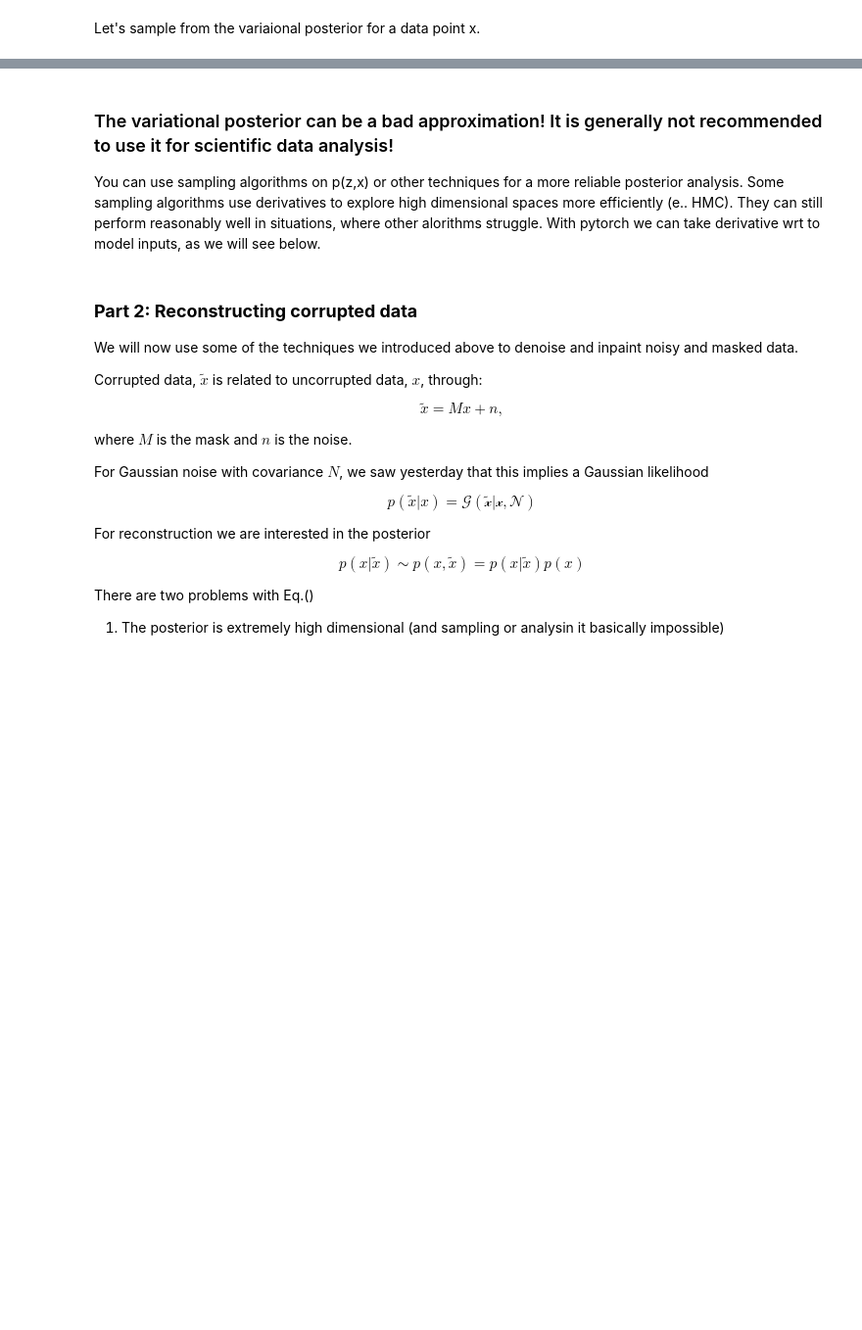
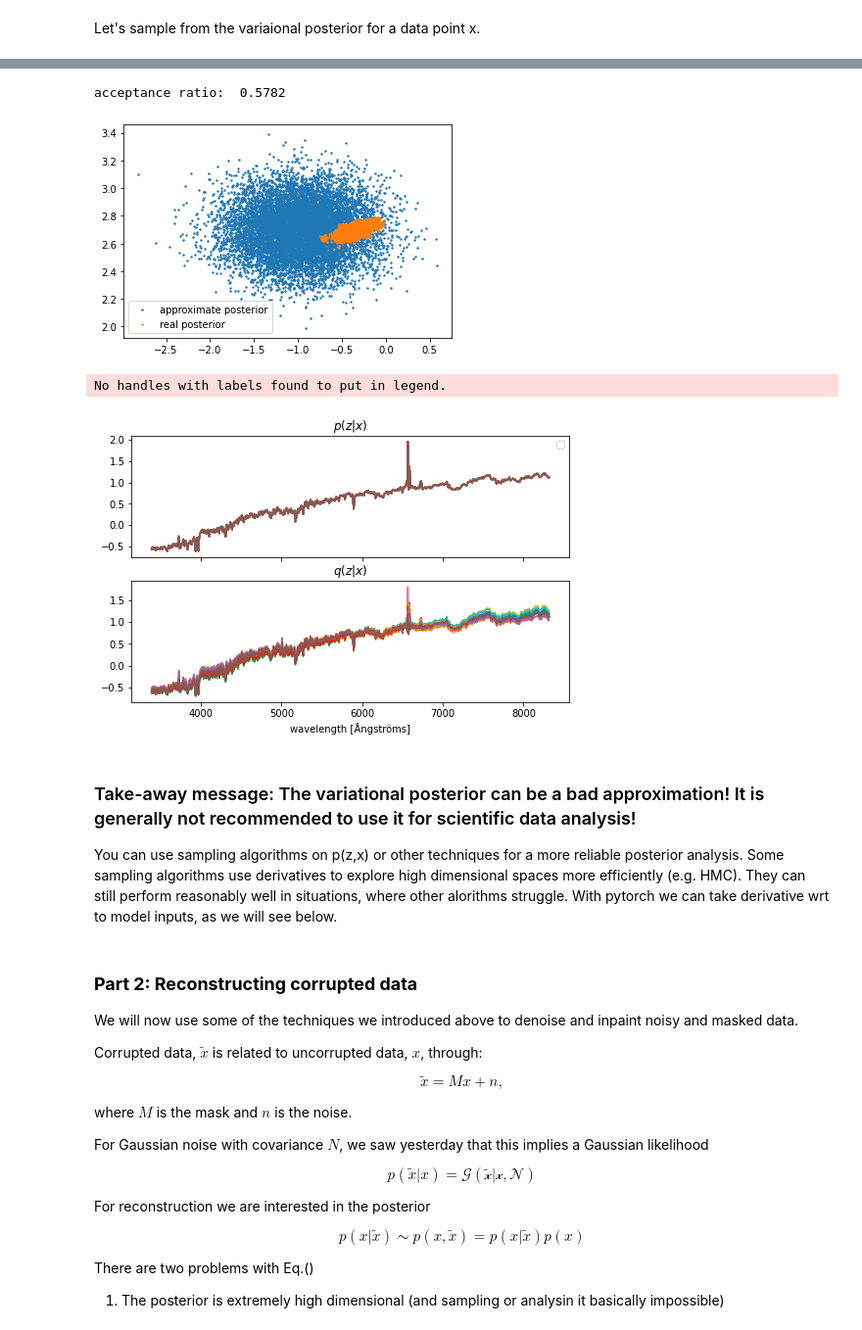
Before and after one commit to VMBoehm/ML_Lectures, a Jupyter notebook: ImprovingVAEs_and_VAEs_on_imperfect_data.ipynb, the cells around one changed output, grey strips where cells are left out. Shown at 98% size. Drawn from its saved outputs; the diff is of its cells as text; code cells hidden in the pictures; blank space fills up the shorter version.

```diff
--- a/ImprovingVAEs_and_VAEs_on_imperfect_data.ipynb
+++ b/ImprovingVAEs_and_VAEs_on_imperfect_data.ipynb
@@ -790,7 +794,7 @@ Let's sample from the variaional posterior for a data point x.
 def get_log_joint_prob(VAE, x):
     def log_joint_prob(z):
         recon = VAE.decoder(z)
-        llh   = VAE.log_likelihood(recon,x)
+        llh   = VAE.get_log_likelihood(recon,x)
         lpz   = VAE.prior.log_prob(z)
         return llh+lpz
     return log_joint_prob
@@ -797,33 +810,53 @@ def get_log_joint_prob(VAE, x):
 # %%
 # TASK: initiate a Metropolis-Hastings alorithm for sampling p(z,x)
 # TASK: draw samples from p(z|x) for the nth entry in the test set
 # HINT: you might need to adapt the std in order to achieve a good acceptance ratio
-# HINT: use the encoded value as the starting point
-log_prob = get_log_joint_prob(VAE, x)
-mu,std   = VAE.encoder(x)
-MH       = MetropolisHastings(log_prob,dim=LATENT_SIZE,std=np.ones(LATENT_SIZE)*0.3,mu=np.zeros(LATENT_SIZE),init=mu)
+# HINT: use the encoded value as the starting point, if you see a "burn in", try different starting values
 
-MCMC_samples, _, acceptance_ratio = MH.sample(10000)
-print(acceptance_ratio)
+with torch.no_grad():
+  log_prob = lambda y: get_log_joint_prob(VAE, x)(y).item()
+  mu, std  = VAE.encoder(x)
+  MH       = MetropolisHastings(log_prob,dim=LATENT_SIZE,std=np.ones(LATENT_SIZE,dtype=np.float32)*0.02,mu=np.zeros(LATENT_SIZE, dtype=np.float32),init=np.squeeze(mu))
 
-plt.scatter(MCMC_samples[:,0],MCMC_samples[:,1], s=2)
-plt.show()
+  MCMC_samples, _, acceptance_ratio = MH.sample(10000)
+
+print('acceptance ratio: ',acceptance_ratio)
+
 # TASK: draw samples from the variational posterior
-approx_posterior_samples  = std*np.random.randn(size=(10000,LATENT_SIZE))+mu
+approx_posterior_samples  = std*np.random.randn(10000,LATENT_SIZE)+mu
 
 
 #TASK: plot. What do you find?
-plt.scatter(approx_posterior_samples[:,0],approx_posterior_samples[:,1], s=2)
-plt.scatter(MCMC_samples[:,0],MCMC_samples[:,1], s=2)
+plt.scatter(approx_posterior_samples[:,0],approx_posterior_samples[:,1], s=2, label='approximate posterior')
+plt.scatter(MCMC_samples[:,0],MCMC_samples[:,1], s=2, label='real posterior')
+plt.legend()
 plt.show()
 
 #TASK: Plot some of the samples in data space. Do you see a difference between the MCMC samples and the variational inference samples?
+with torch.no_grad():
+  post_samples = VAE.decoder(torch.as_tensor(MCMC_samples[:16]).float())
+  q_samples = VAE.decoder(torch.as_tensor(approx_posterior_samples[:16]).float())
 
-#Solution the variational posterior can be a bad approximation.
+
+fig, ax = plt.subplots(2,1, figsize=(8,5), sharex=True)
+ax = ax.flatten()
+for ii in range(16):
+    ax[0].plot(wl,post_samples[ii])
+    ax[1].plot(wl,q_samples[ii])
+ax[0].set_title(r'$p(z|x)$')
+ax[1].set_title(r'$q(z|x)$')
+ax[1].set_xlabel('wavelength [Ångströms]')
+ax[0].legend()
+plt.show()
+# %% [output]
+acceptance ratio:  0.5782
+[figure, added]
+No handles with labels found to put in legend.
+[figure, added]
 # %% [markdown]
-### The variational posterior can be a bad approximation! It is generally not recommended to use it for scientific data analysis!
+### Take-away message: The variational posterior can be a bad approximation! It is generally not recommended to use it for scientific data analysis!
 You can use sampling algorithms on p(z,x) or other techniques for a more reliable posterior analysis.
-Some sampling algorithms use derivatives to explore high dimensional spaces more efficiently (e.. HMC). They can still perform reasonably well in situations, where other alorithms struggle. With pytorch we can take derivative wrt to model inputs, as we will see below.
+Some sampling algorithms use derivatives to explore high dimensional spaces more efficiently (e.g. HMC). They can still perform reasonably well in situations, where other alorithms struggle. With pytorch we can take derivative wrt to model inputs, as we will see below.
 # %% [markdown]
 ### **Part 2: Reconstructing corrupted data**
 We will now use some of the techniques we introduced above to denoise and inpaint noisy and masked data.
```
Also changed, not shown: parts of 5 cells of this notebook.
